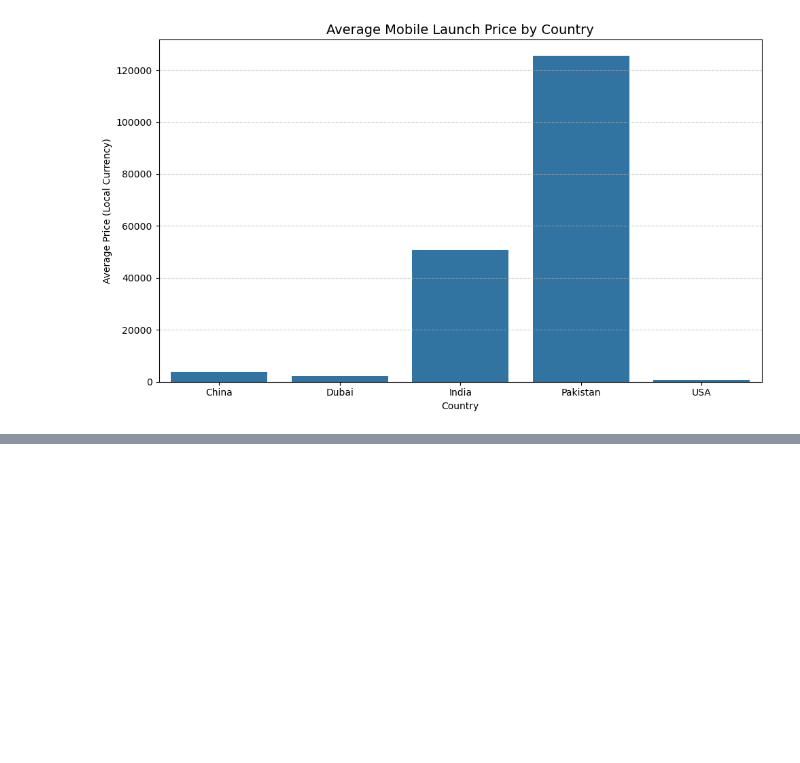
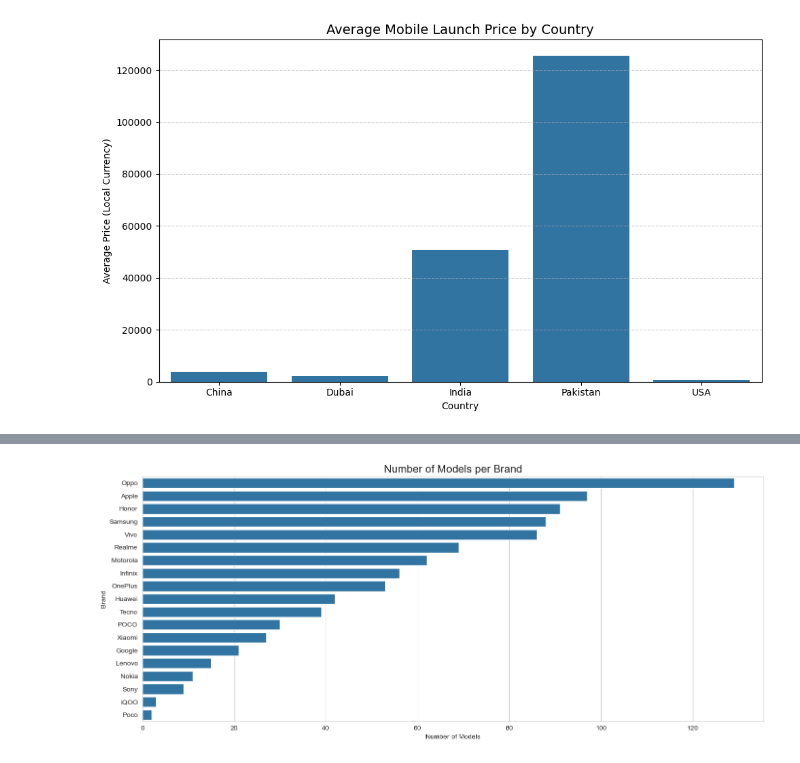
Before and after one commit to Parvashukla26/Mobile_2025_Data_Analysis, a Jupyter notebook: Mobiles_2025_data_analysis.ipynb, the cells around one changed output, grey strips where cells are left out. Drawn from its saved outputs; the diff is of its cells as text; code cells hidden in the pictures; blank space fills up the shorter version.

Commit message:
Second Visualization : Number of models per Brand

```diff
--- a/Mobiles_2025_data_analysis.ipynb
+++ b/Mobiles_2025_data_analysis.ipynb
@@ -197,0 +214,11 @@ plt.show()
+# %%
+plt.figure(figsize=(14, 6))
+sns.set_style("whitegrid")
+sns.countplot(data=df, y="Company Name", order=df["Company Name"].value_counts().index)
+plt.title("Number of Models per Brand", fontsize=16)
+plt.xlabel("Number of Models")
+plt.ylabel("Brand")
+plt.tight_layout()
+plt.show()
+# %% [output]
+[figure, added]
```
Also changed, not shown: parts of 1 cell of this notebook.
